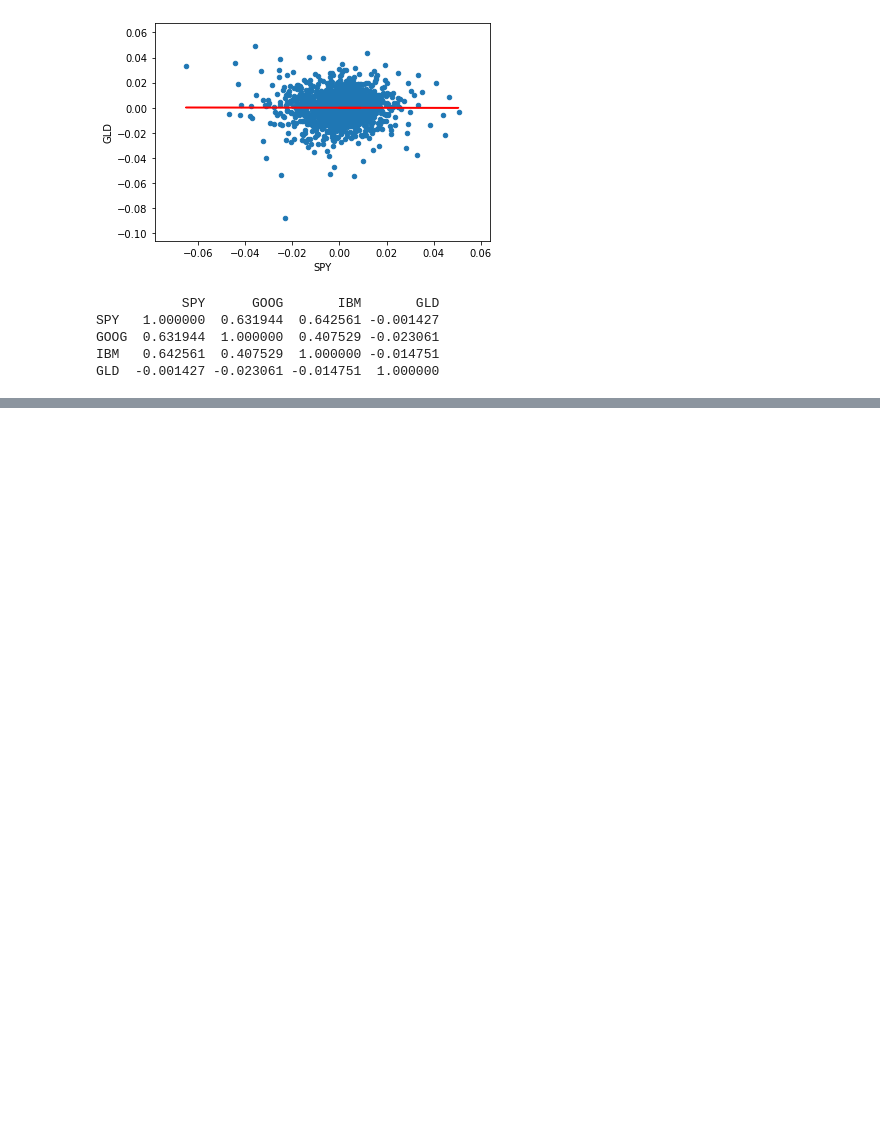
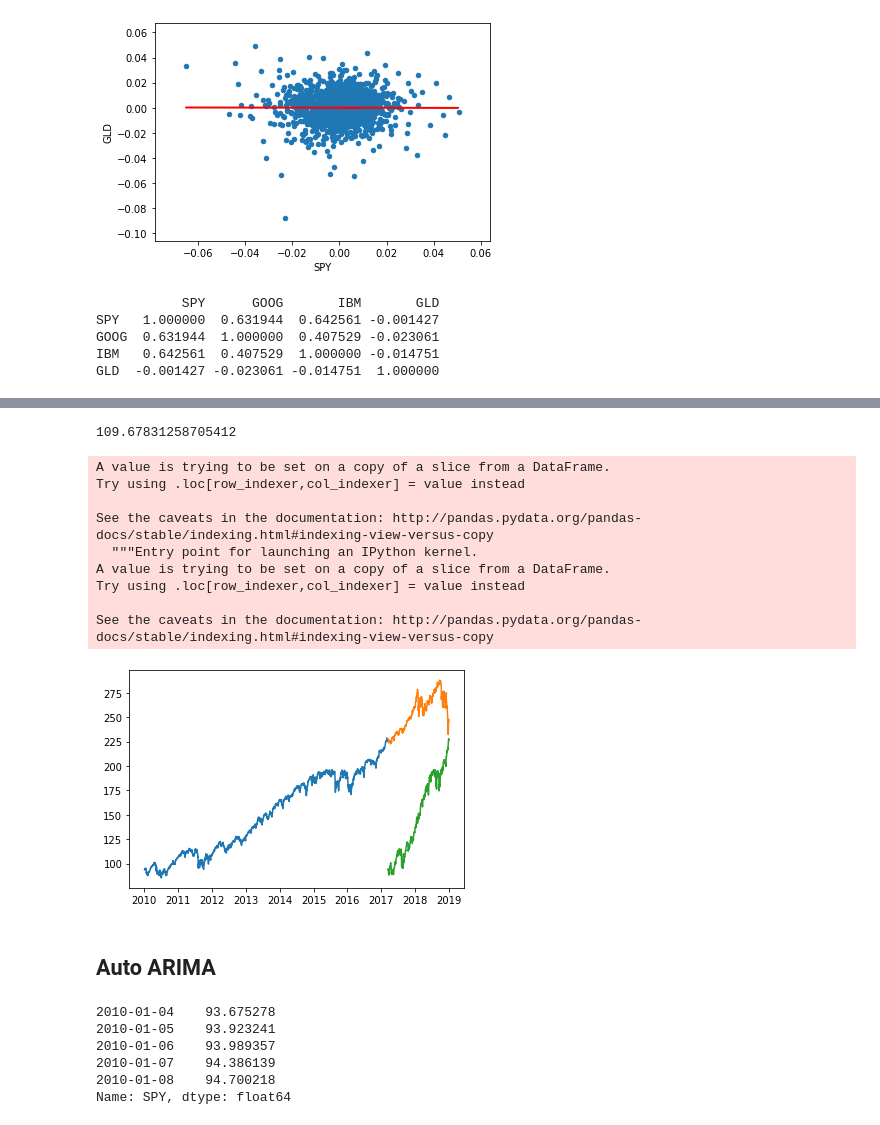
Before and after one commit to ShuangyuandData/StockPriceIndicator, a Jupyter notebook: StockPriceIndicatorP1.ipynb, the cells around one changed output, grey strips where cells are left out. Cells and saved outputs as stored; diff of their text form; code cells hidden in the pictures; blank space fills up the shorter version.

```diff
--- a/StockPriceIndicatorP1.ipynb
+++ b/StockPriceIndicatorP1.ipynb
@@ -342,0 +630,43 @@ GLD  -0.001427 -0.023061 -0.014751  1.000000
+# %%
+from sklearn import neighbors
+from sklearn.model_selection import GridSearchCV
+from sklearn.preprocessing import MinMaxScaler
+scaler = MinMaxScaler(feature_range=(0, 1))
+# %%
+x_train_scaled = scaler.fit_transform(xtrainknn)
+x_train = pd.DataFrame(x_train_scaled)
+x_test_scaled = scaler.fit_transform(xtestknn)
+x_test = pd.DataFrame(x_test_scaled)
+# %%
+params = {'n_neighbors':[2,3,4,5,6,7,8,9]}
+knn = neighbors.KNeighborsRegressor()
+model = GridSearchCV(knn, params, cv=5)
+# %%
+model.fit(x_train,ytrainknn)
+preds = model.predict(x_test)
+# %%
+rms=np.sqrt(np.mean(np.power((np.array(ytestknn)-np.array(preds)),2)))
+rms
+# %% [output]
+109.67831258705412
+# %%
+testknn['Predictions'] = 0
+testknn['Predictions'] = preds
+trainknn.index=tdf.index[:1811]
+testknn.index=tdf.index[1811:]
+plt.plot(trainknn['SPYAdjClose'])
+plt.plot(testknn[['SPYAdjClose', 'Predictions']])
+plt.show()
+# %% [output]
+A value is trying to be set on a copy of a slice from a DataFrame.
+Try using .loc[row_indexer,col_indexer] = value instead
+
+See the caveats in the documentation: http://pandas.pydata.org/pandas-docs/stable/indexing.html#indexing-view-versus-copy
+  """Entry point for launching an IPython kernel.
+A value is trying to be set on a copy of a slice from a DataFrame.
+Try using .loc[row_indexer,col_indexer] = value instead
+
+See the caveats in the documentation: http://pandas.pydata.org/pandas-docs/stable/indexing.html#indexing-view-versus-copy
+[figure, added]
+# %% [markdown]
+## Auto ARIMA
@@ -342,0 +675,9 @@ GLD  -0.001427 -0.023061 -0.014751  1.000000
+# %%
+tdf.head()
+# %% [output]
+2010-01-04    93.675278
+2010-01-05    93.923241
+2010-01-06    93.989357
+2010-01-07    94.386139
+2010-01-08    94.700218
+Name: SPY, dtype: float64
```
Also changed, not shown: parts of 76 cells of this notebook.
